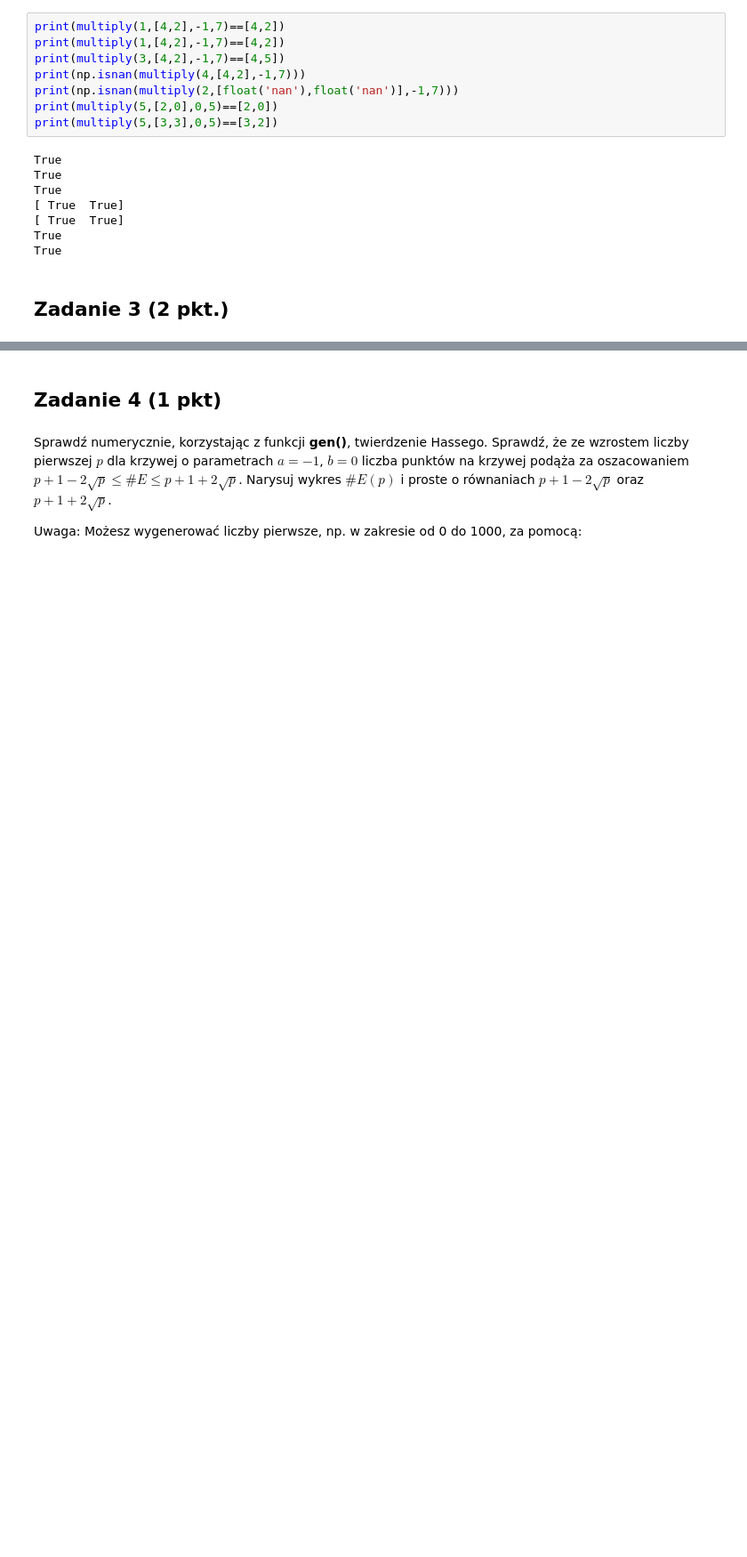
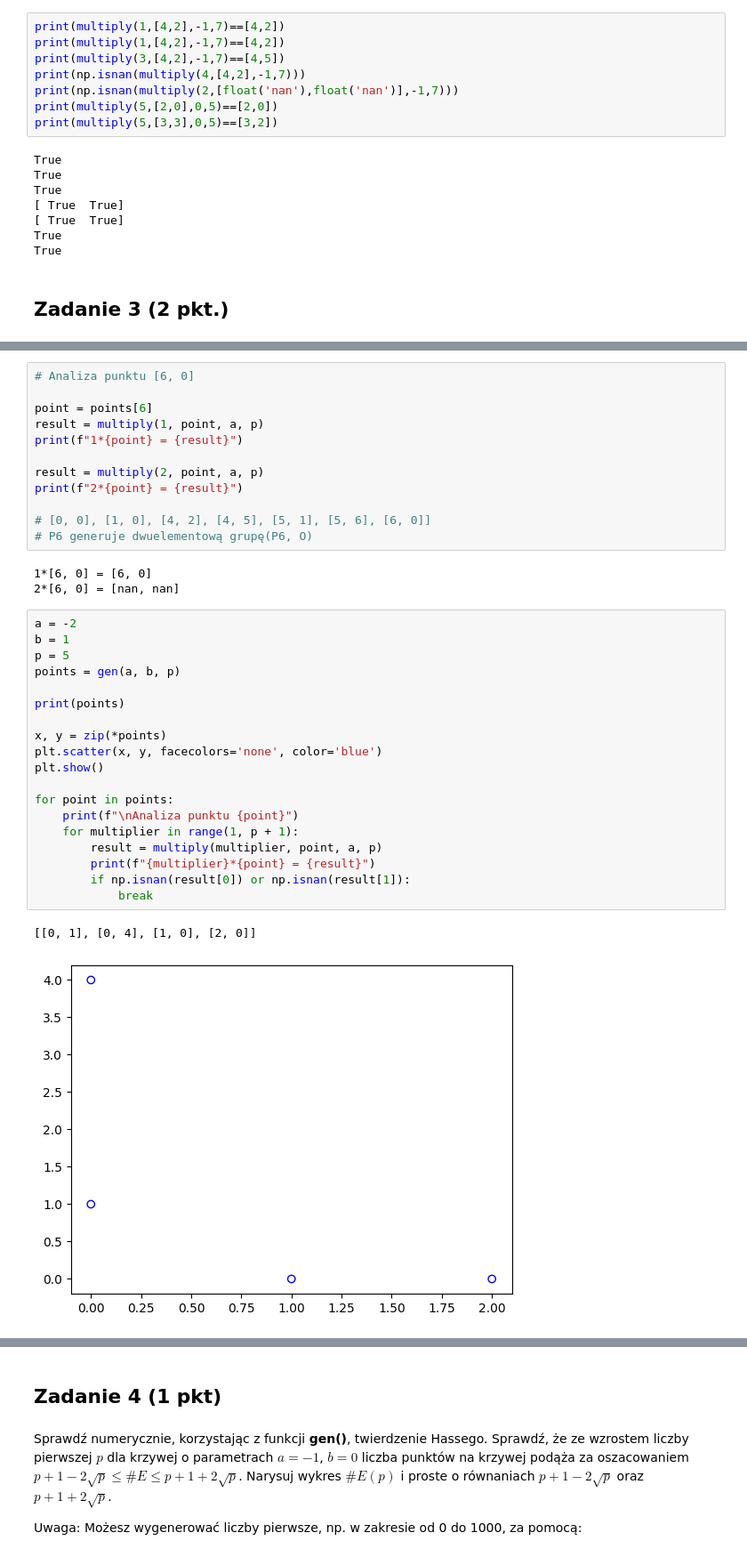
Before and after one commit to mawojcik/cryptography, a Jupyter notebook: Lista8/Lista8.ipynb, the cells around one changed output, grey strips where cells are left out. Shown at 89% size. Drawn from its saved outputs; the diff is of its cells as text; blank space fills up the shorter version.

```diff
--- a/Lista8/Lista8.ipynb
+++ b/Lista8/Lista8.ipynb
@@ -157,0 +287,37 @@ Przeprowadź podobną analizę dla przykładów:
+# %%
+# Analiza punktu [6, 0]
+
+point = points[6]
+result = multiply(1, point, a, p)
+print(f"1*{point} = {result}")
+
+result = multiply(2, point, a, p)
+print(f"2*{point} = {result}")
+
+# [0, 0], [1, 0], [4, 2], [4, 5], [5, 1], [5, 6], [6, 0]]
+# P6 generuje dwuelementową grupę(P6, O)
+# %% [output]
+1*[6, 0] = [6, 0]
+2*[6, 0] = [nan, nan]
+# %%
+a = -2
+b = 1
+p = 5
+points = gen(a, b, p)
+
+print(points)
+
+x, y = zip(*points)
+plt.scatter(x, y, facecolors='none', color='blue')
+plt.show()
+
+for point in points:
+    print(f"\nAnaliza punktu {point}")
+    for multiplier in range(1, p + 1):
+        result = multiply(multiplier, point, a, p)
+        print(f"{multiplier}*{point} = {result}")
+        if np.isnan(result[0]) or np.isnan(result[1]):
+            break
+# %% [output]
+[[0, 1], [0, 4], [1, 0], [2, 0]]
+[figure, added]
```
Also changed, not shown: parts of 8 cells of this notebook.
